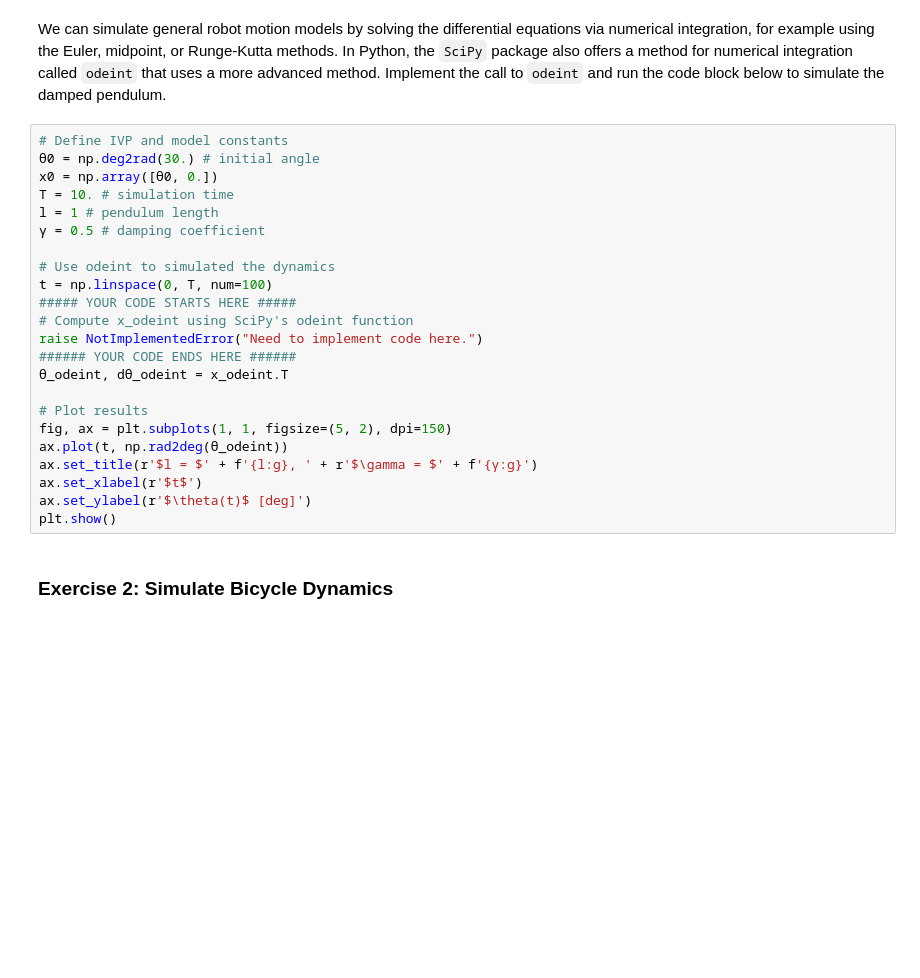
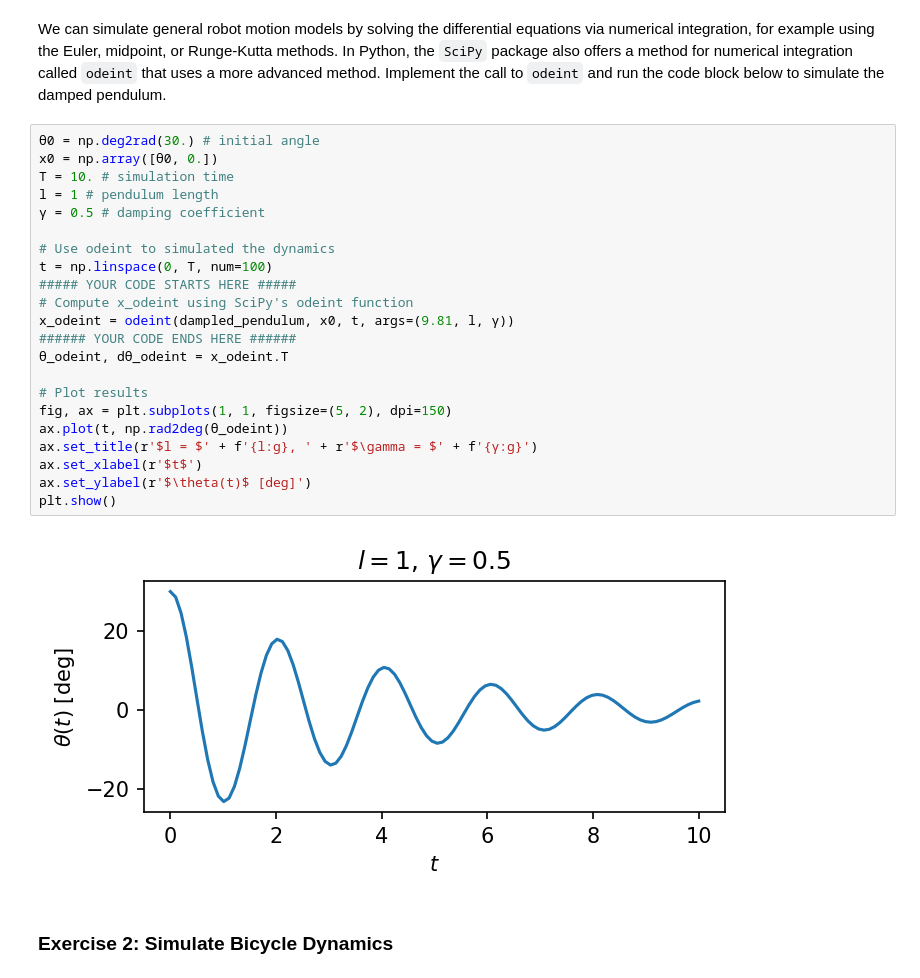
Before and after one commit to aadityane93/Autonomous_Robotics, a Jupyter notebook: Numerical_Integration_Methods.ipynb, the cells around one changed output. Saved outputs shown, nothing was run; the diff lists cells and outputs as text; blank space fills up the shorter version.

```diff
--- a/Numerical_Integration_Methods.ipynb
+++ b/Numerical_Integration_Methods.ipynb
@@ -45,28 +45,29 @@ def dampled_pendulum(x: np.ndarray, t: float, g: float=9.81, l: float=1., γ: fl
 # %% [markdown]
 We can simulate general robot motion models by solving the differential equations via numerical integration, for example using the Euler, midpoint, or Runge-Kutta methods. In Python, the `SciPy` package also offers a method for numerical integration called `odeint` that uses a more advanced method. Implement the call to `odeint` and run the code block below to simulate the damped pendulum.
 # %%
-# Define IVP and model constants
 θ0 = np.deg2rad(30.) # initial angle
 x0 = np.array([θ0, 0.])
 T = 10. # simulation time
 l = 1 # pendulum length
 γ = 0.5 # damping coefficient
 
 # Use odeint to simulated the dynamics
 t = np.linspace(0, T, num=100)
 ##### YOUR CODE STARTS HERE #####
 # Compute x_odeint using SciPy's odeint function
-raise NotImplementedError("Need to implement code here.")
+x_odeint = odeint(dampled_pendulum, x0, t, args=(9.81, l, γ))
 ###### YOUR CODE ENDS HERE ######
 θ_odeint, dθ_odeint = x_odeint.T
 
 # Plot results
 fig, ax = plt.subplots(1, 1, figsize=(5, 2), dpi=150)
 ax.plot(t, np.rad2deg(θ_odeint))
 ax.set_title(r'$l = $' + f'{l:g}, ' + r'$\gamma = $' + f'{γ:g}')
 ax.set_xlabel(r'$t$')
 ax.set_ylabel(r'$\theta(t)$ [deg]')
 plt.show()
+# %% [output]
+[figure, added]
 # %% [markdown]
 ### Exercise 2: Simulate Bicycle Dynamics
 # %% [markdown]
```
Also changed, not shown: parts of 2 cells of this notebook.
